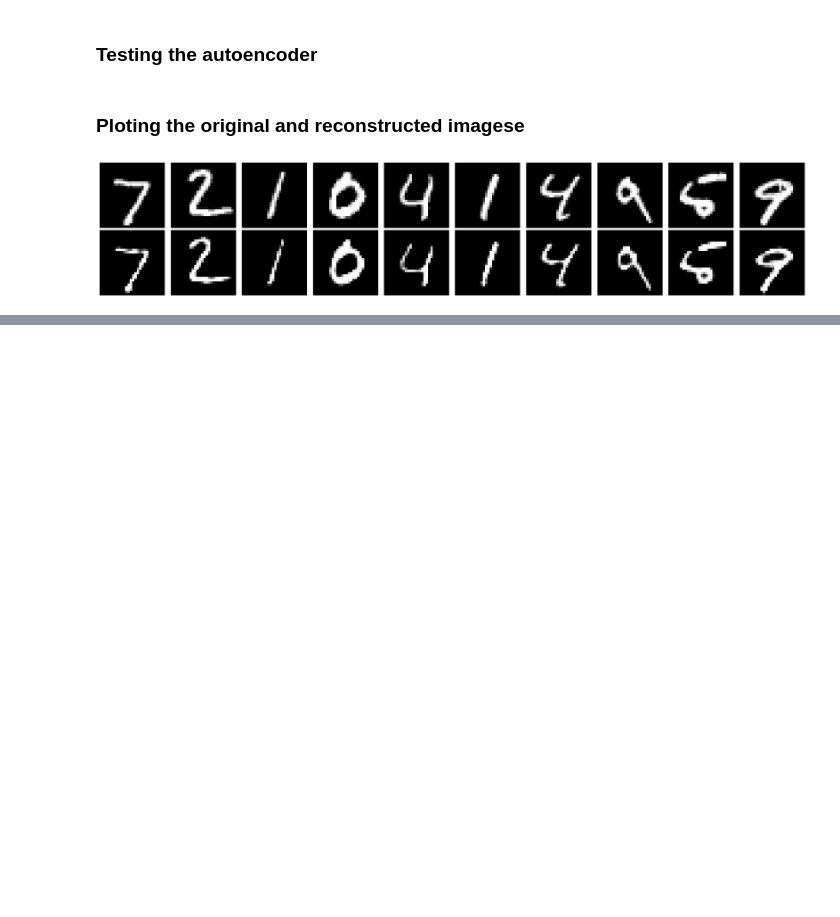
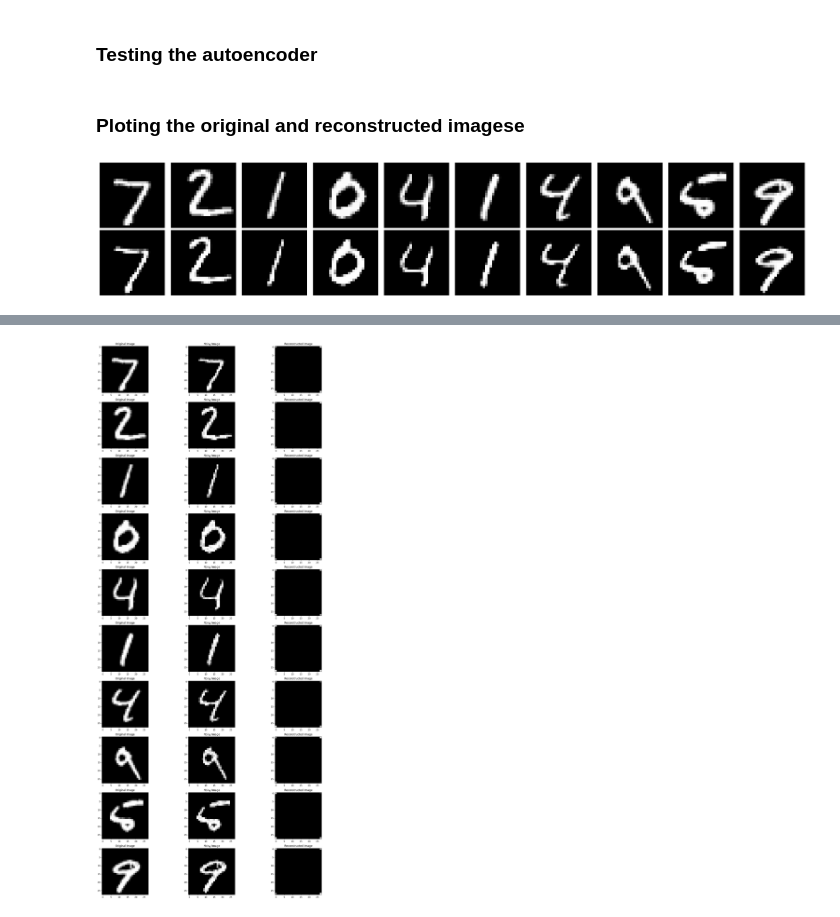
Before and after one commit to ChristianHasbani/TD_Systemes_Intelligents_Avances, a Jupyter notebook: TD1.ipynb, the cells around one changed output, grey strips where cells are left out. Cells and saved outputs as stored; diff of their text form; code cells hidden in the pictures; blank space fills up the shorter version.

```diff
--- a/TD1.ipynb
+++ b/TD1.ipynb
@@ -699,0 +747,18 @@ plt.show()
+# %%
+
+# Plot the original, noisy, and reconstructed images
+fig, axes = plt.subplots(nrows=10, ncols=3, figsize=(20, 45))
+for i in range(10):
+    # Original images
+    axes[i, 0].imshow(test_images[i].reshape(28, 28), cmap='gray')
+    axes[i, 0].set_title('Original Image')
+
+    # Noisy images
+    axes[i, 1].imshow(noisy_images[i].reshape(28, 28), cmap='gray')
+    axes[i, 1].set_title('Noisy Image')
+
+    # Reconstructed images
+    axes[i, 2].imshow(reconstructed_images[i].detach().reshape(28, 28), cmap='gray')
+    axes[i, 2].set_title('Reconstructed Image')
+# %% [output]
+[figure, added]
```
Also changed, not shown: parts of 15 cells of this notebook.
